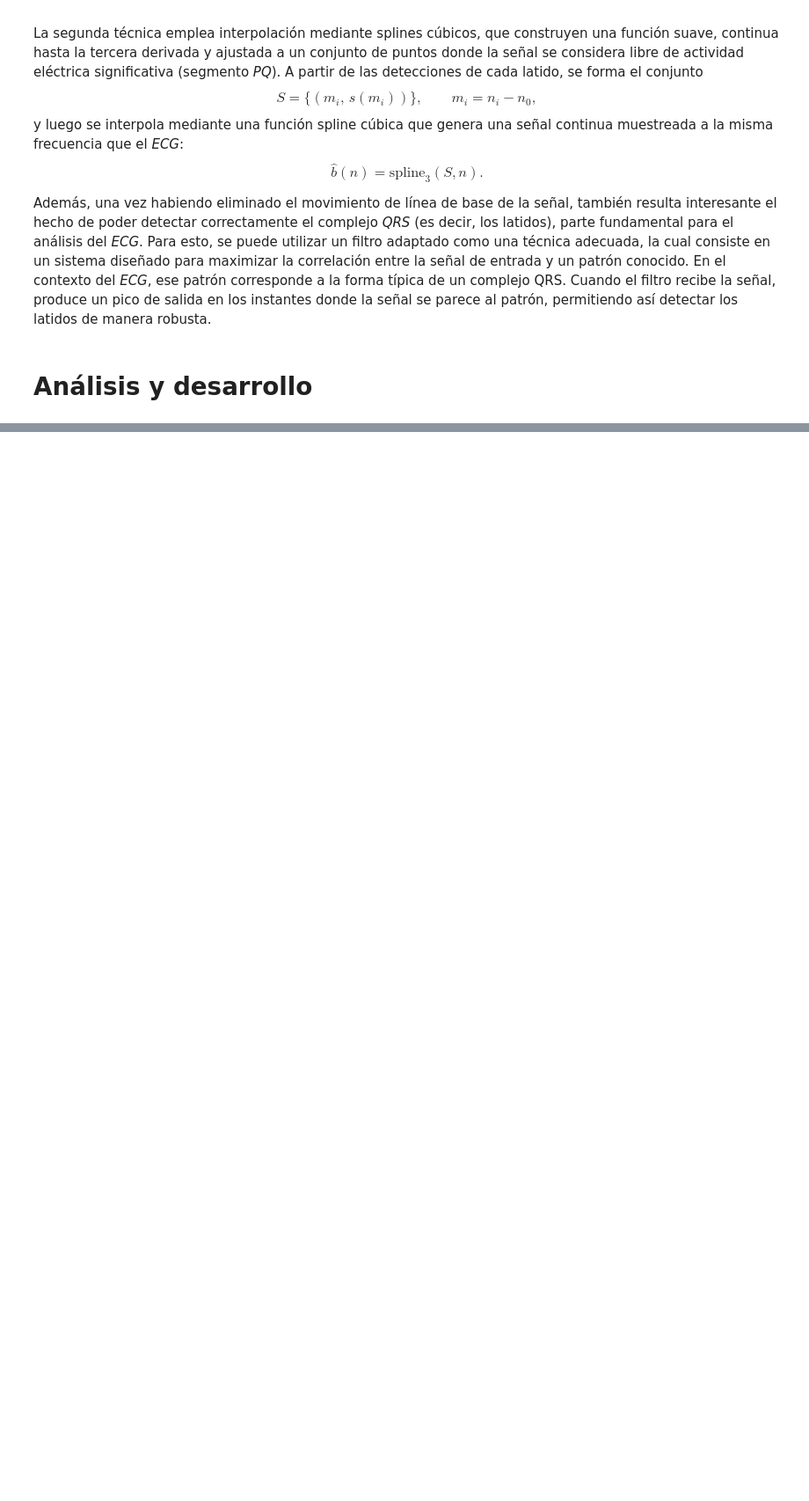
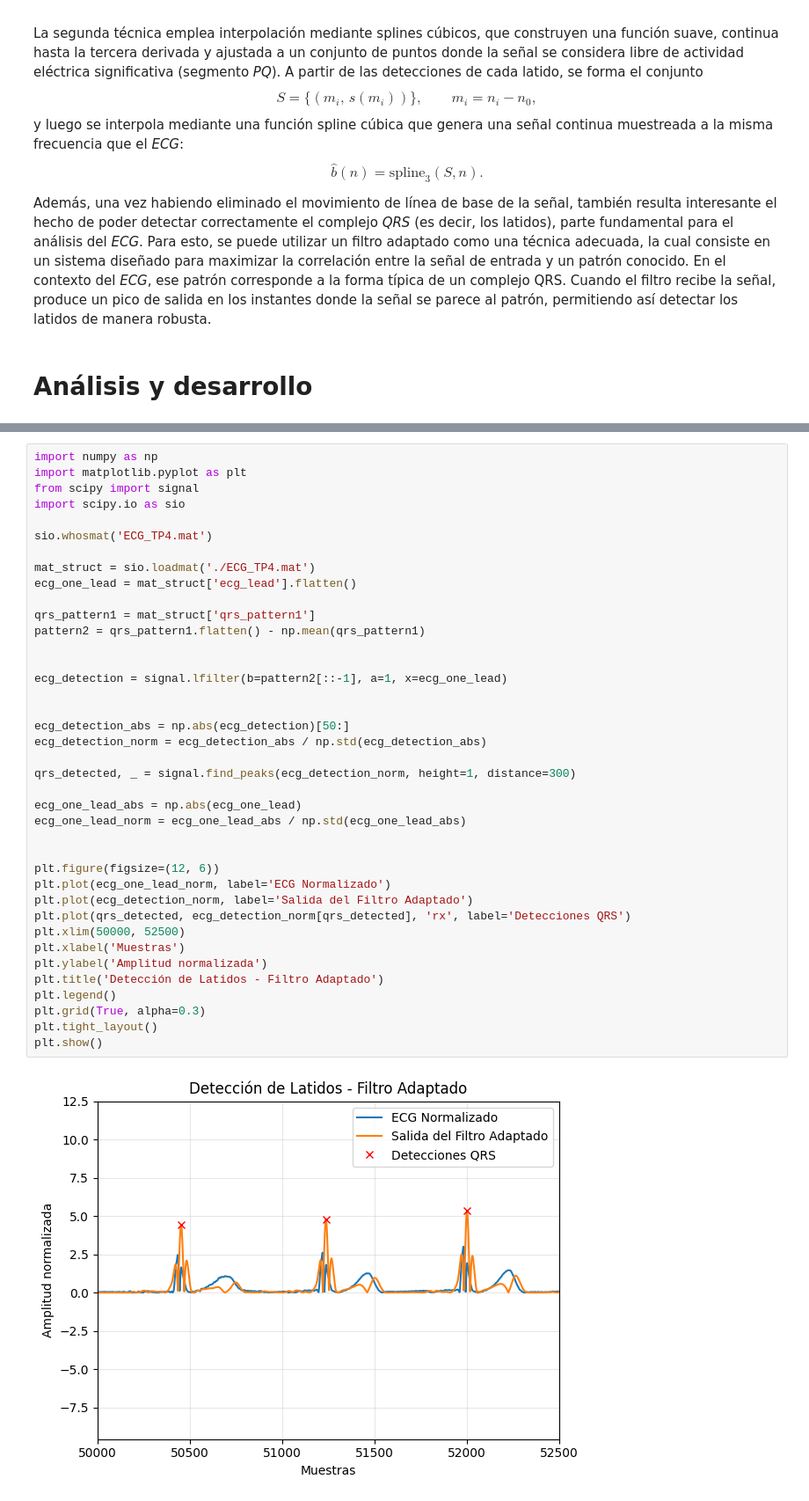
Before and after one commit to NicoSewrjugin/APS, a Jupyter notebook: TS9/TS9-Sewrjugin-Gervasi-UNSAM.ipynb, the cells around one changed output, grey strips where cells are left out. Shown: that part at 88% size. Drawn from its saved outputs; the diff is of its cells as text; blank space fills up the shorter version.

```diff
--- a/TS9/TS9-Sewrjugin-Gervasi-UNSAM.ipynb
+++ b/TS9/TS9-Sewrjugin-Gervasi-UNSAM.ipynb
@@ -101,0 +103,41 @@ plt.legend()
+# %%
+import numpy as np
+import matplotlib.pyplot as plt
+from scipy import signal
+import scipy.io as sio
+
+sio.whosmat('ECG_TP4.mat')
+
+mat_struct = sio.loadmat('./ECG_TP4.mat')
+ecg_one_lead = mat_struct['ecg_lead'].flatten()
+
+qrs_pattern1 = mat_struct['qrs_pattern1']
+pattern2 = qrs_pattern1.flatten() - np.mean(qrs_pattern1)
+
+
+ecg_detection = signal.lfilter(b=pattern2[::-1], a=1, x=ecg_one_lead)
+
+
+ecg_detection_abs = np.abs(ecg_detection)[50:]
+ecg_detection_norm = ecg_detection_abs / np.std(ecg_detection_abs)
+
+qrs_detected, _ = signal.find_peaks(ecg_detection_norm, height=1, distance=300)
+
+ecg_one_lead_abs = np.abs(ecg_one_lead)
+ecg_one_lead_norm = ecg_one_lead_abs / np.std(ecg_one_lead_abs)
+
+
+plt.figure(figsize=(12, 6))
+plt.plot(ecg_one_lead_norm, label='ECG Normalizado')
+plt.plot(ecg_detection_norm, label='Salida del Filtro Adaptado')
+plt.plot(qrs_detected, ecg_detection_norm[qrs_detected], 'rx', label='Detecciones QRS')
+plt.xlim(50000, 52500)
+plt.xlabel('Muestras')
+plt.ylabel('Amplitud normalizada')
+plt.title('Detección de Latidos - Filtro Adaptado')
+plt.legend()
+plt.grid(True, alpha=0.3)
+plt.tight_layout()
+plt.show()
+# %% [output]
+[figure, added]
```
Also changed, not shown: parts of 7 cells of this notebook.
